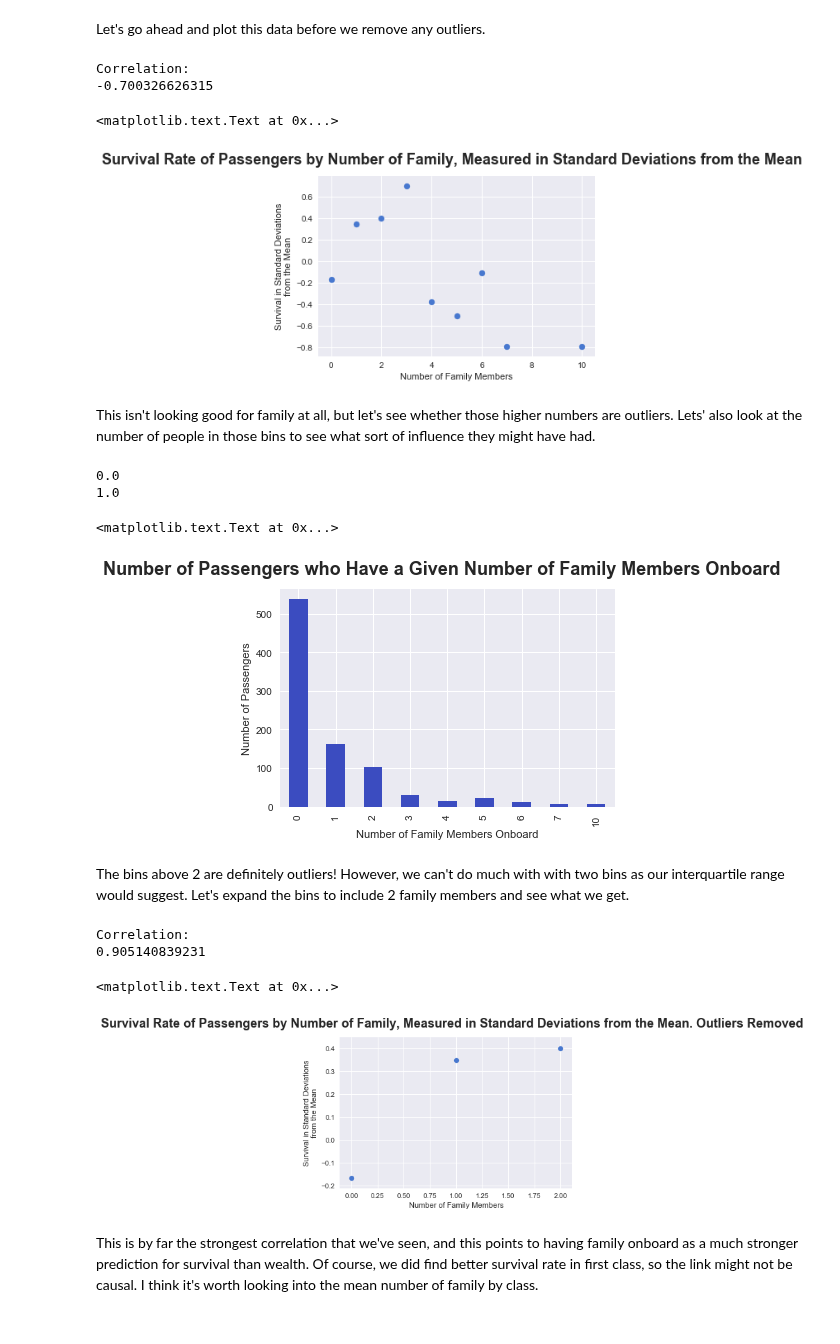
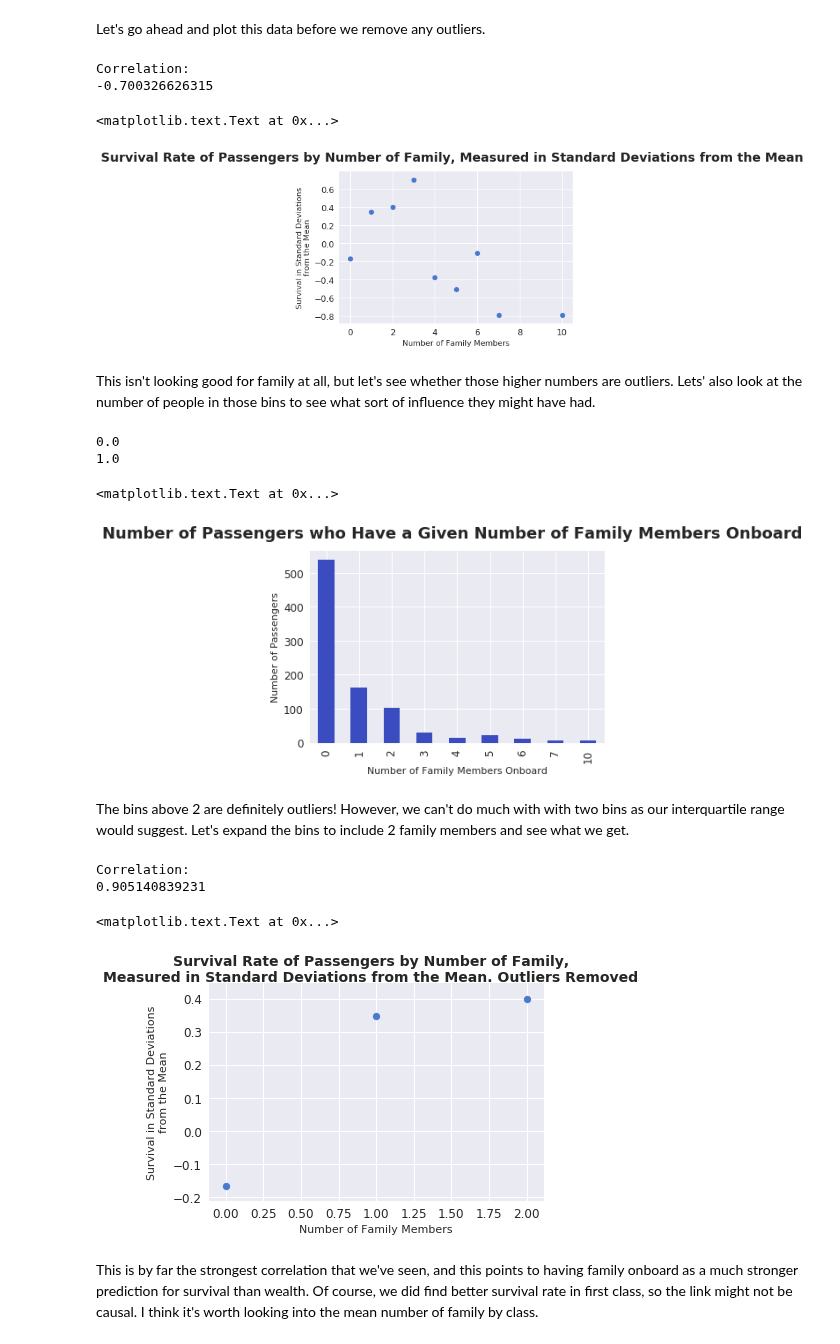
Before and after one commit to kylemeenehan/titanic-data, a Jupyter notebook: Titanic Project.ipynb, the cells around one changed output. Saved outputs shown, nothing was run; the diff lists cells and outputs as text; code cells hidden in the pictures.

Commit message:
increased font size for some of the fonts

```diff
--- a/Titanic Project.ipynb
+++ b/Titanic Project.ipynb
@@ -13,6 +13,13 @@ import matplotlib.pyplot as plt
 import seaborn as sns
 import pandas as pd
 plt.style.use('seaborn-muted')
+font = {
+        'weight' : 'normal',
+        'size'   : 20}
+
+plt.rc('font', **font)
+plt.rc('xtick', labelsize=12)
+plt.rc('ytick', labelsize=12)
 # %% [markdown]
 Then we'll go ahead and import the data.
 # %%
@@ -342,7 +349,7 @@ plt.ylabel("Survival in Standard Deviations\nfrom the Mean")
 Correlation:
 -0.700326626315
 <matplotlib.text.Text at 0x...>
-[figure, old version]
+[figure, new version]
 # %% [markdown]
 This isn't looking good for family at all, but let's see whether those higher numbers are outliers. Lets' also look at the number of people in those bins to see what sort of influence they might have had.
 # %%
@@ -356,7 +363,7 @@ ax.set_ylabel("Number of Passengers")
 0.0
 1.0
 <matplotlib.text.Text at 0x...>
-[figure, old version]
+[figure, new version]
 # %% [markdown]
 The bins above 2 are definitely outliers! However, we can't do much with with two bins as our interquartile range would suggest. Let's expand the bins to include 2 family members and see what we get.
 # %%
@@ -367,18 +374,18 @@ titanic_family_interquart = titanic_family_std.loc[0:2]
 # %%
 family_correlation = pd.DataFrame({'num_family': titanic_family_interquart.index.values,
                                   'survived': titanic_family_interquart.values})
 
 print 'Correlation: '
 print family_correlation.corr(method='pearson').loc['num_family', 'survived']
-plt.figure().suptitle('Survival Rate of Passengers by Number of Family, Measured in Standard Deviations from the Mean. Outliers Removed', fontsize=18, fontweight='bold')
+plt.figure().suptitle('Survival Rate of Passengers by Number of Family,\nMeasured in Standard Deviations from the Mean. Outliers Removed', fontsize=14, fontweight='bold')
 plt.scatter(titanic_family_interquart.index.values, titanic_family_interquart.values)
 plt.xlabel("Number of Family Members")
 plt.ylabel("Survival in Standard Deviations\nfrom the Mean")
 # %% [output]
 Correlation:
 0.905140839231
 <matplotlib.text.Text at 0x...>
-[figure, old version]
+[figure, new version]
 # %% [markdown]
 This is by far the strongest correlation that we've seen, and this points to having family onboard as a much stronger prediction for survival than wealth. Of course, we did find better survival rate in first class, so the link might not be causal. I think it's worth looking into the mean number of family by class.
 # %%
```
Also changed, not shown: parts of 9 cells of this notebook.
